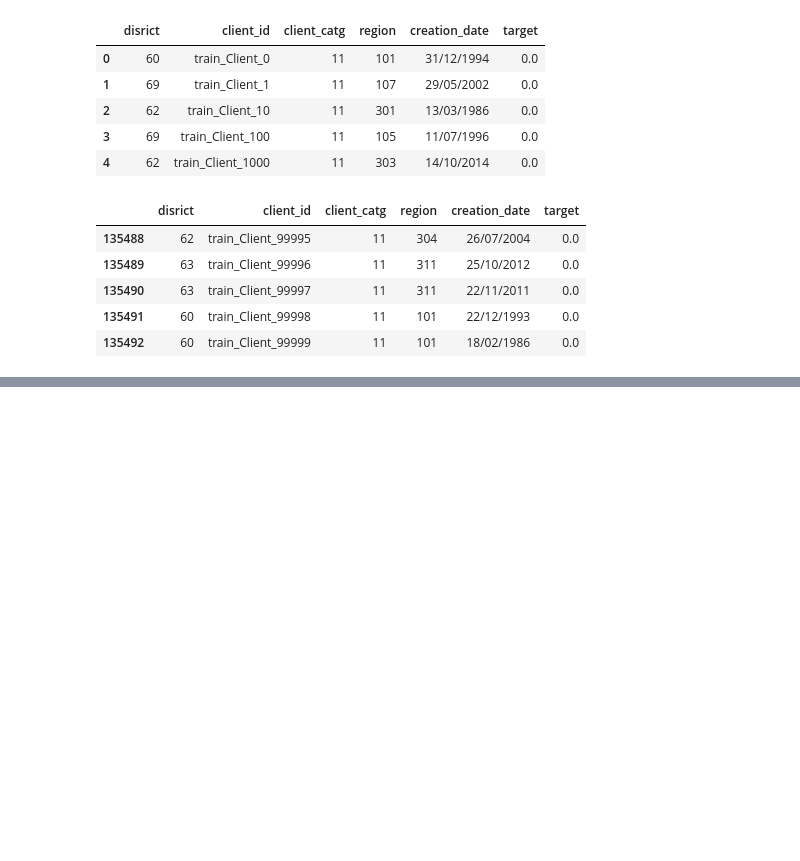
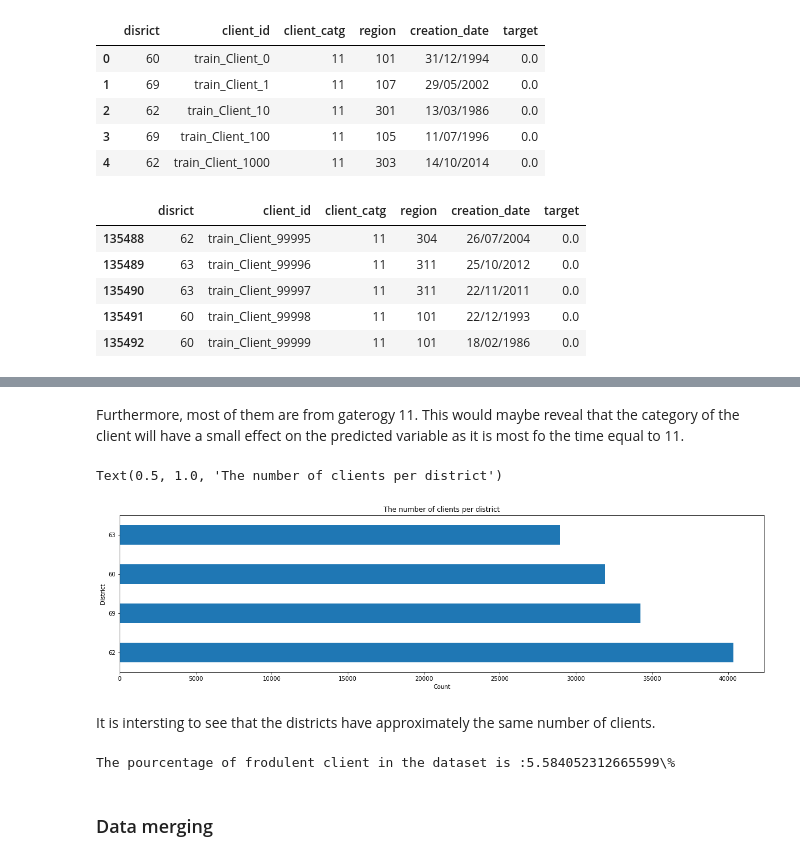
Before and after one commit to ChihabFortas/Fraud-detection-Model, a Jupyter notebook: ML_academy_Project_1.ipynb, the cells around one changed output, grey strips where cells are left out. Drawn from its saved outputs; the diff is of its cells as text; code cells hidden in the pictures; blank space fills up the shorter version.

```diff
--- a/ML_academy_Project_1.ipynb
+++ b/ML_academy_Project_1.ipynb
@@ -113,0 +170,19 @@ invoice_train_df.tail()
+# %% [markdown]
+Furthermore, most of them are from gaterogy 11. This would maybe reveal that the category of the client will have a small effect on the predicted variable as it is most fo the time equal to 11.
+# %%
+figure(figsize=(20,5))
+data['client_train']['disrict'].value_counts().plot(kind='barh')
+plt.xlabel('Count')
+plt.ylabel('District')
+plt.title('The number of clients per district')
+# %% [output]
+Text(0.5, 1.0, 'The number of clients per district')
+[figure, added]
+# %% [markdown]
+It is intersting to see that the  districts have approximately the same number of clients.
+# %%
+print(f"The pourcentage of frodulent client in the dataset is :{100*data['client_train']['target'].sum() / data['client_train'].shape[0]}\%")
+# %% [output]
+The pourcentage of frodulent client in the dataset is :5.584052312665599\%
+# %% [markdown]
+### Data merging
```
Also changed, not shown: parts of 12 cells of this notebook.
